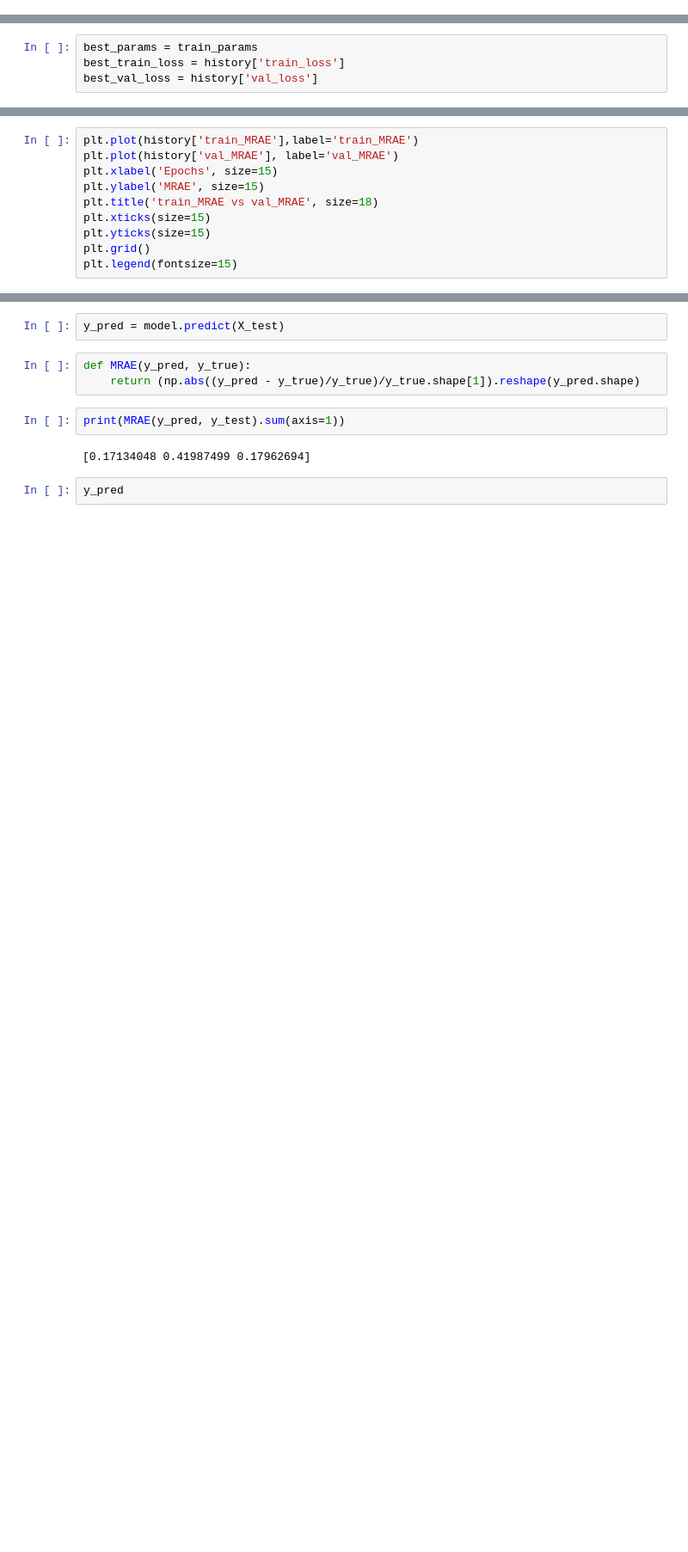
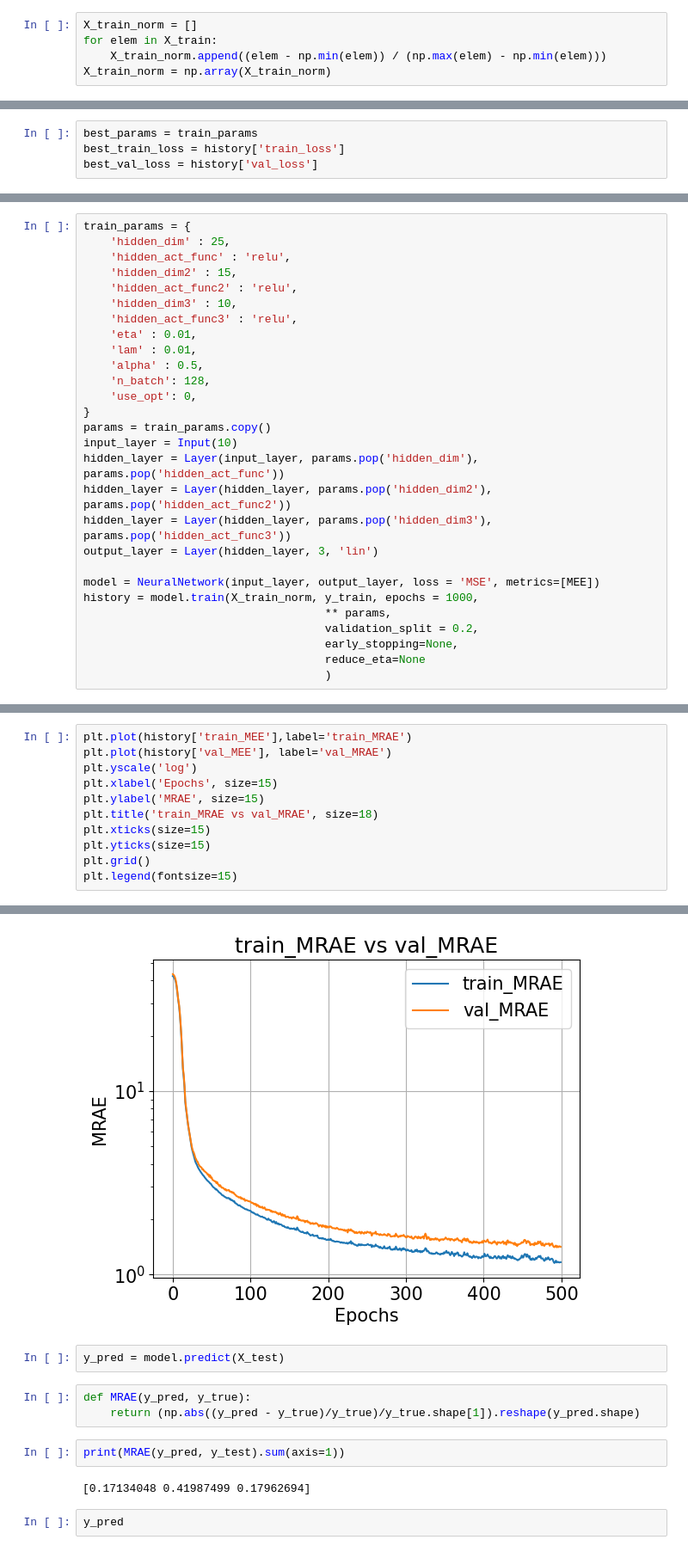
Before and after one commit to gmg00/ML_prj, a Jupyter notebook: notebooks/prova_training_cup.ipynb, the cells around one changed output, grey strips where cells are left out. Shown at 86% size. Cells and saved outputs as stored; diff of their text form; blank space fills up the shorter version.

```diff
--- a/notebooks/prova_training_cup.ipynb
+++ b/notebooks/prova_training_cup.ipynb
@@ -27,0 +46,5 @@ X_train.shape
+# %%
+X_train_norm = []
+for elem in X_train:
+    X_train_norm.append((elem - np.min(elem)) / (np.max(elem) - np.min(elem)))
+X_train_norm = np.array(X_train_norm)
@@ -105,0 +165,28 @@ best_val_loss = history['val_loss']
+# %%
+train_params = {
+    'hidden_dim' : 25,
+    'hidden_act_func' : 'relu',
+    'hidden_dim2' : 15,
+    'hidden_act_func2' : 'relu',
+    'hidden_dim3' : 10,
+    'hidden_act_func3' : 'relu',
+    'eta' : 0.01,
+    'lam' : 0.01,
+    'alpha' : 0.5,
+    'n_batch': 128,
+    'use_opt': 0,
+}
+params = train_params.copy()
+input_layer = Input(10)
+hidden_layer = Layer(input_layer, params.pop('hidden_dim'), params.pop('hidden_act_func'))
+hidden_layer = Layer(hidden_layer, params.pop('hidden_dim2'), params.pop('hidden_act_func2'))
+hidden_layer = Layer(hidden_layer, params.pop('hidden_dim3'), params.pop('hidden_act_func3'))
+output_layer = Layer(hidden_layer, 3, 'lin')
+
+model = NeuralNetwork(input_layer, output_layer, loss = 'MSE', metrics=[MEE])
+history = model.train(X_train_norm, y_train, epochs = 1000,
+                                    ** params,
+                                    validation_split = 0.2,
+                                    early_stopping=None,
+                                    reduce_eta=None
+                                    )
@@ -106,6 +211,7 @@ best_val_loss = history['val_loss']
 # %%
-plt.plot(history['train_MRAE'],label='train_MRAE')
-plt.plot(history['val_MRAE'], label='val_MRAE')
+plt.plot(history['train_MEE'],label='train_MRAE')
+plt.plot(history['val_MEE'], label='val_MRAE')
+plt.yscale('log')
 plt.xlabel('Epochs', size=15)
 plt.ylabel('MRAE', size=15)
 plt.title('train_MRAE vs val_MRAE', size=18)
@@ -118,3 +224,4 @@ KeyError: 'train_MRAE'
+[figure, added]
 # %%
 y_pred = model.predict(X_test)
 # %%
```
Also changed, not shown: parts of 9 cells of this notebook, 4 other files.
